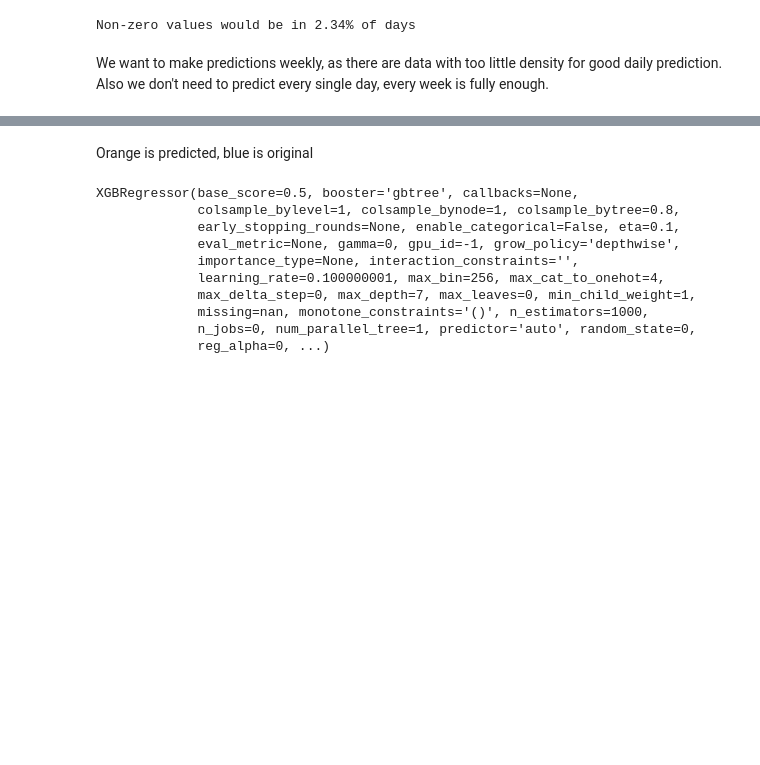
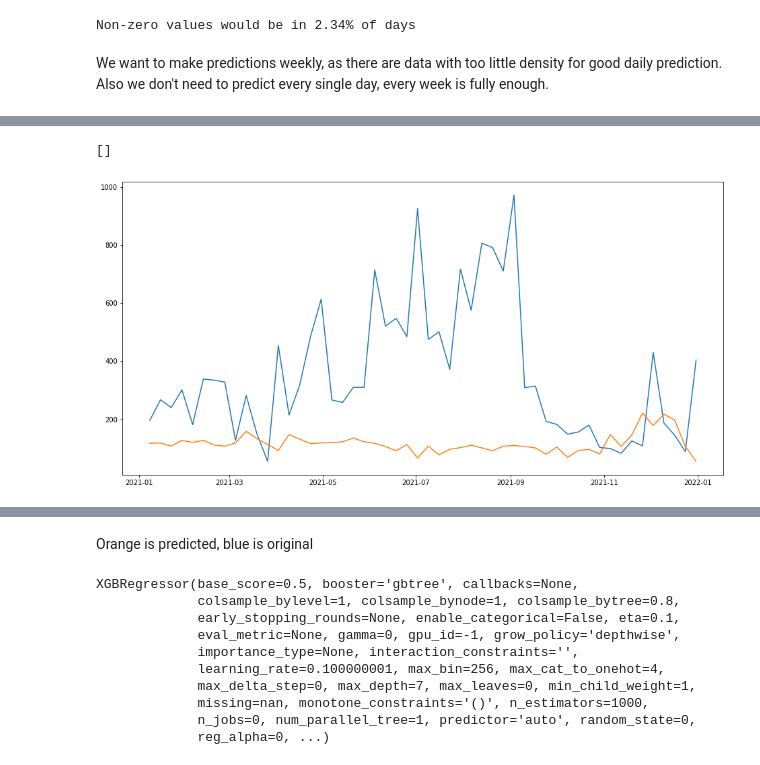
Before and after one commit to xSchon/BP, a Jupyter notebook: Preprocessing.ipynb, the cells around one changed output, grey strips where cells are left out. Saved outputs shown, nothing was run; the diff lists cells and outputs as text; code cells hidden in the pictures; blank space fills up the shorter version.

```diff
--- a/Preprocessing.ipynb
+++ b/Preprocessing.ipynb
@@ -664,7 +667,10 @@ plt.plot()
 # %%
 plt.plot(pd.DataFrame({'relative_dates' : relative_dates_test, 'values' : predicted_test}).groupby('relative_dates').sum())
-plt.plot(pd.DataFrame({'relative_dates' : relative_dates_test, 'values' : y_test}).groupby('relative_dates').sum())
+plt.plot(pd.DataFrame({'relative_dates' : relative_dates_test, 'values' : y_test.quantity_sold}).groupby('relative_dates').sum())
 plt.plot()
+# %% [output]
+[]
+[figure, added]
 # %%
 train_predicted_values = pd.DataFrame({'relative_dates' : relative_dates, 'values' : predicted}).groupby('relative_dates').sum()
 test_predicted_values = pd.DataFrame({'relative_dates' : relative_dates_test, 'values' : predicted_test}).groupby('relative_dates').sum()
```
Also changed, not shown: parts of 8 cells of this notebook.
